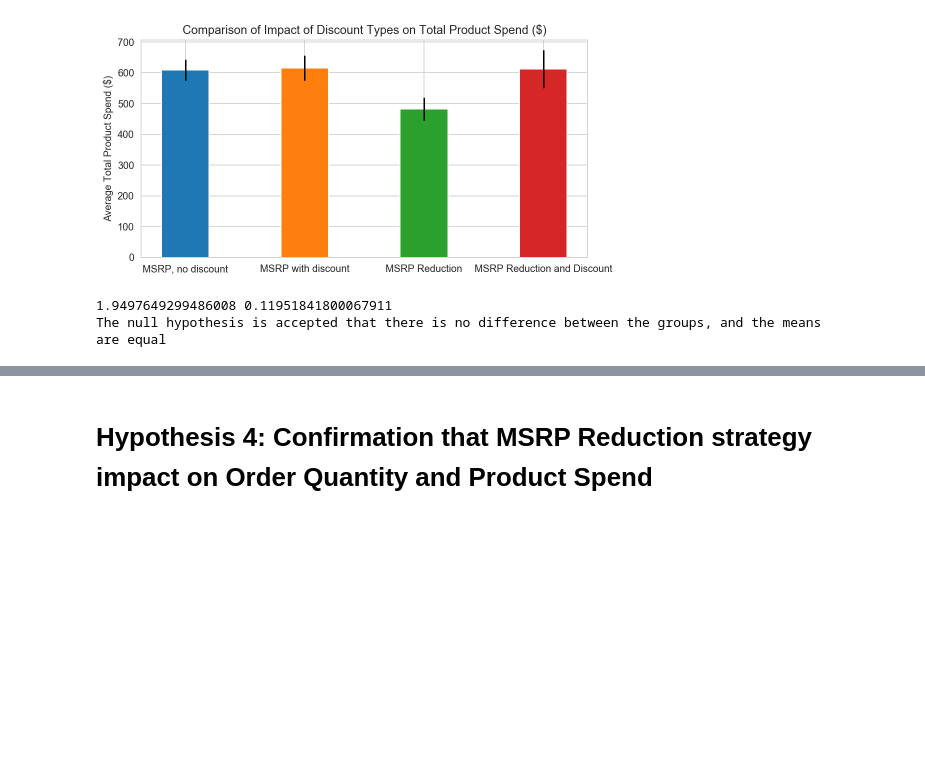
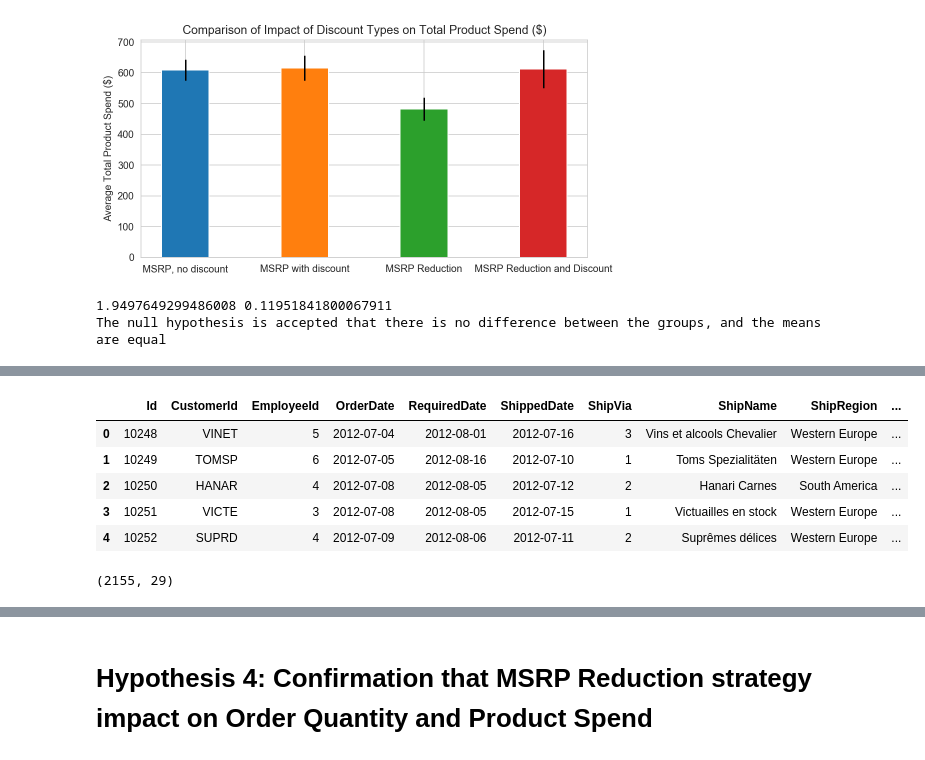
Before and after one commit to sn95033/Northwind-Marketing-Strategies, a Jupyter notebook: Northwind Database Analysis v6.ipynb, the cells around one changed output, grey strips where cells are left out. Saved outputs shown, nothing was run; the diff lists cells and outputs as text; code cells hidden in the pictures; blank space fills up the shorter version.

```diff
--- a/Northwind Database Analysis v5.ipynb
+++ b/Northwind Database Analysis v6.ipynb
@@ -1020,0 +1043,16 @@ The null hypothesis is accepted that there is no difference between the groups,
+# %%
+order_df.head()
+# %% [output]
+|  | Id | CustomerId | EmployeeId | OrderDate | RequiredDate | ShippedDate | ShipVia | ShipName | ShipRegion | ... |
+| 0 | 10248 | VINET | 5 | 2012-07-04 | 2012-08-01 | 2012-07-16 | 3 | Vins et alcools Chevalier | Western Europe | ... |
+| 1 | 10249 | TOMSP | 6 | 2012-07-05 | 2012-08-16 | 2012-07-10 | 1 | Toms Spezialitäten | Western Europe | ... |
+| 2 | 10250 | HANAR | 4 | 2012-07-08 | 2012-08-05 | 2012-07-12 | 2 | Hanari Carnes | South America | ... |
+| 3 | 10251 | VICTE | 3 | 2012-07-08 | 2012-08-05 | 2012-07-15 | 1 | Victuailles en stock | Western Europe | ... |
+| 4 | 10252 | SUPRD | 4 | 2012-07-09 | 2012-08-06 | 2012-07-11 | 2 | Suprêmes délices | Western Europe | ... |
+# %%
+#Join the order_df table to the order_product_df table to get more information regarding customers and ship dates
+
+orderproduct_df = order_product_df.merge(order_df, left_on='OrderId', right_on='Id')
+orderproduct_df.shape
+# %% [output]
+(2155, 29)
```
Also changed, not shown: parts of 22 cells of this notebook, 1 other file.
